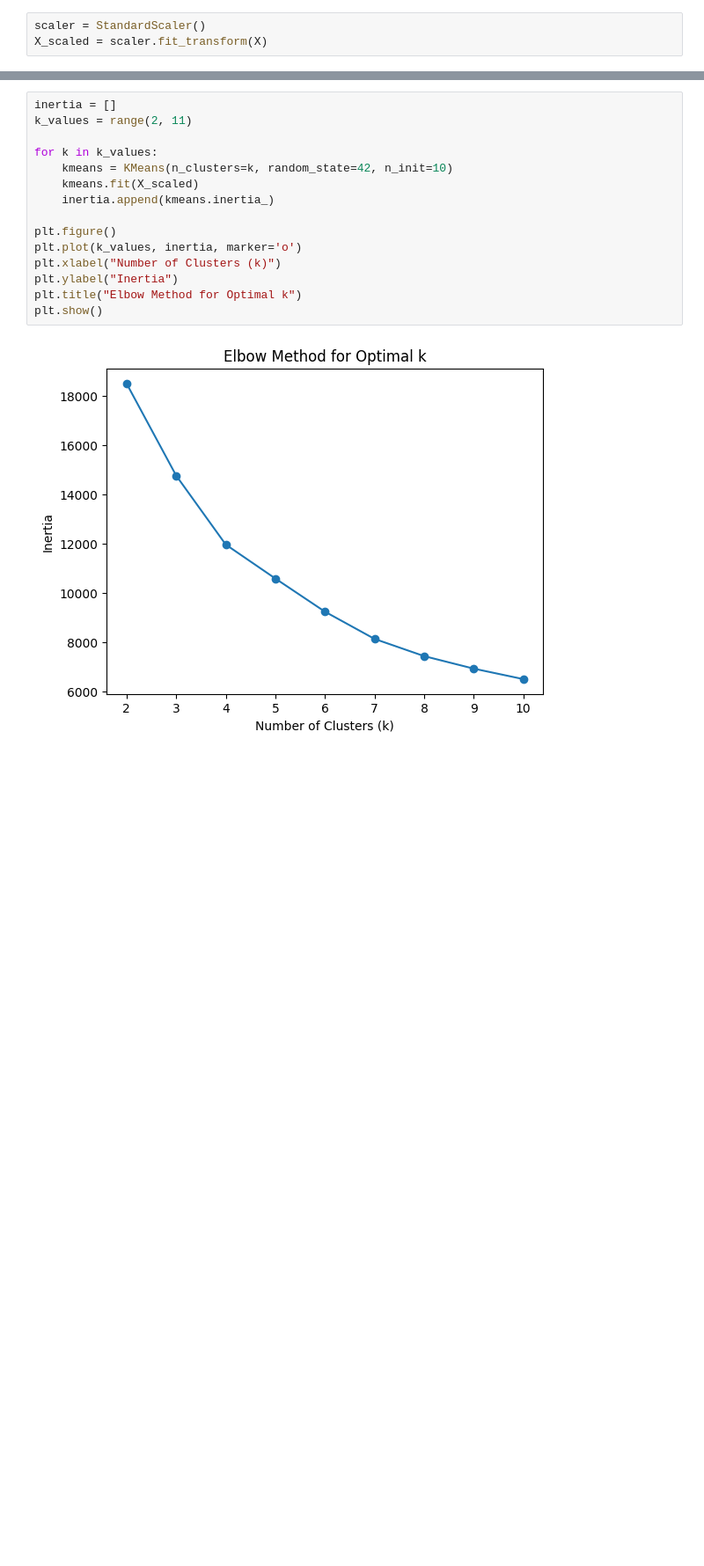
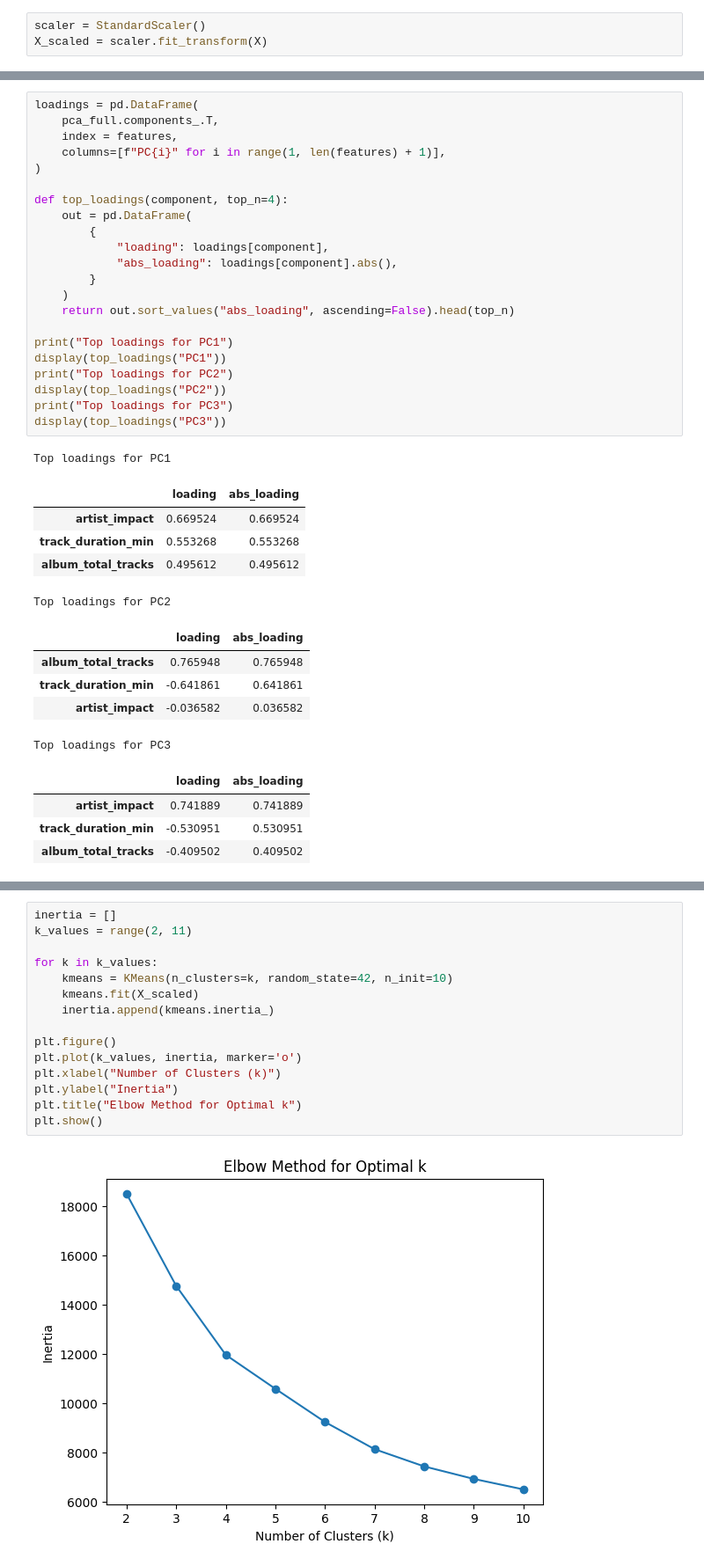
Before and after one commit to waltervogelmann/STAT486-Final-Project, a Jupyter notebook: notebooks/unsupervised.ipynb, the cells around one changed output, grey strips where cells are left out. Shown at 88% size. Cells and saved outputs as stored; diff of their text form; blank space fills up the shorter version.

```diff
--- a/notebooks/unsupervised.ipynb
+++ b/notebooks/unsupervised.ipynb
@@ -32,0 +76,38 @@ X_scaled = scaler.fit_transform(X)
+# %%
+loadings = pd.DataFrame(
+    pca_full.components_.T,
+    index = features,
+    columns=[f"PC{i}" for i in range(1, len(features) + 1)],
+)
+
+def top_loadings(component, top_n=4):
+    out = pd.DataFrame(
+        {
+            "loading": loadings[component],
+            "abs_loading": loadings[component].abs(),
+        }
+    )
+    return out.sort_values("abs_loading", ascending=False).head(top_n)
+
+print("Top loadings for PC1")
+display(top_loadings("PC1"))
+print("Top loadings for PC2")
+display(top_loadings("PC2"))
+print("Top loadings for PC3")
+display(top_loadings("PC3"))
+# %% [output]
+Top loadings for PC1
+|  | loading | abs_loading |
+| artist_impact | 0.669524 | 0.669524 |
+| track_duration_min | 0.553268 | 0.553268 |
+| album_total_tracks | 0.495612 | 0.495612 |
+Top loadings for PC2
+|  | loading | abs_loading |
+| album_total_tracks | 0.765948 | 0.765948 |
+| track_duration_min | -0.641861 | 0.641861 |
+| artist_impact | -0.036582 | 0.036582 |
+Top loadings for PC3
+|  | loading | abs_loading |
+| artist_impact | 0.741889 | 0.741889 |
+| track_duration_min | -0.530951 | 0.530951 |
+| album_total_tracks | -0.409502 | 0.409502 |
```
Also changed, not shown: parts of 5 cells of this notebook, 2 other files.
